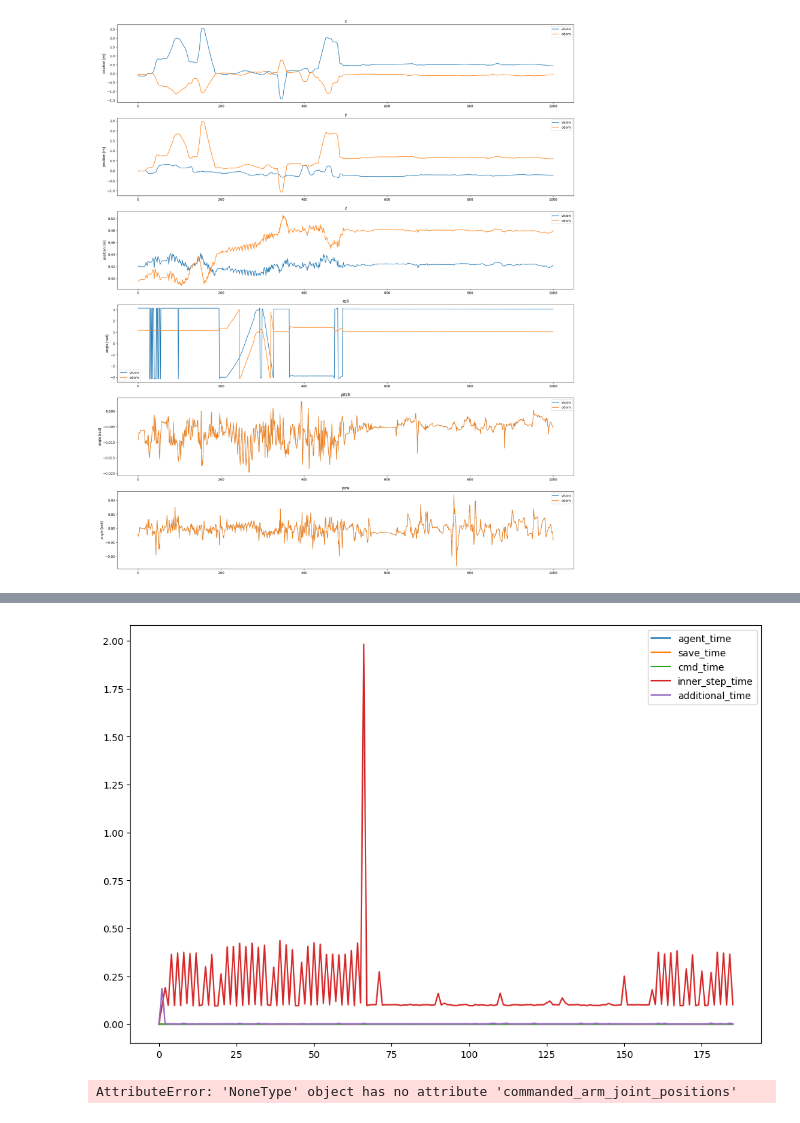
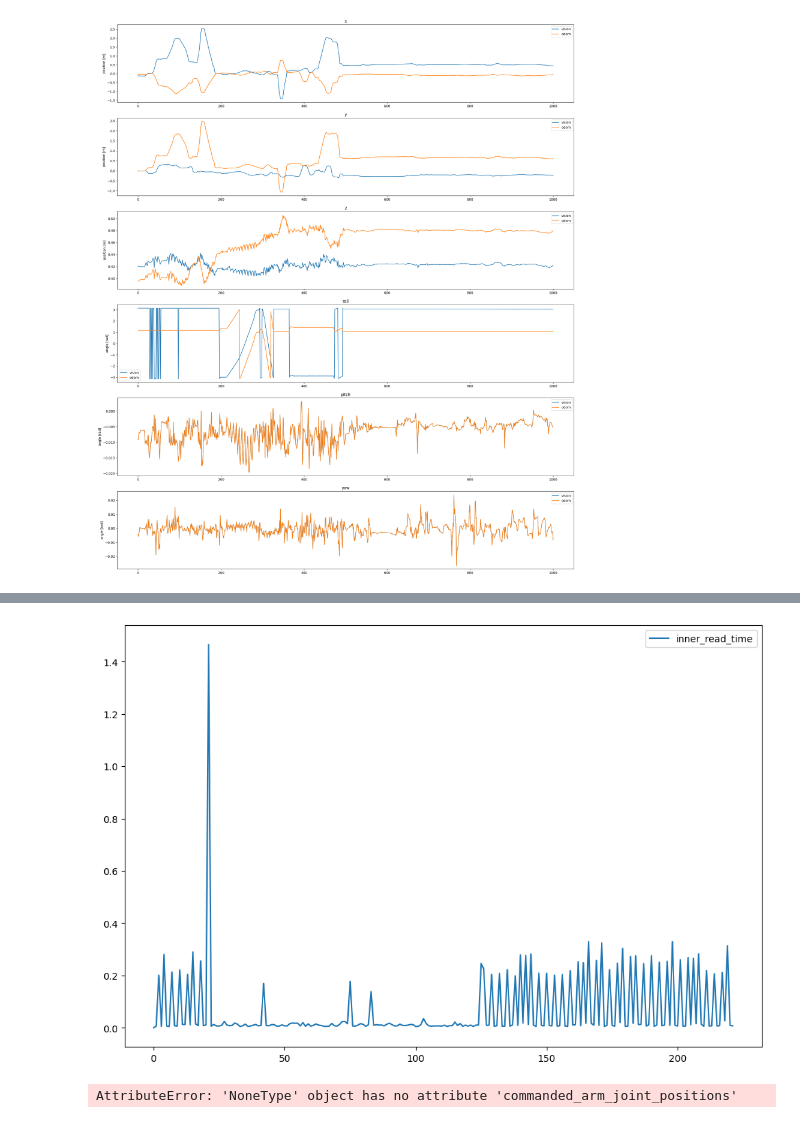
Before and after one commit to benjirer/active-learning-dynamics, a Jupyter notebook: data_analysis/transitions_analysis.ipynb, the cells around one changed output, grey strips where cells are left out. Drawn from its saved outputs; the diff is of its cells as text; code cells hidden in the pictures.

```diff
--- a/data_analysis/transitions_analysis.ipynb
+++ b/data_analysis/transitions_analysis.ipynb
@@ -11,7 +11,7 @@ Analyse transitions.
 """
 
 
-file_path = "/home/bhoffman/Documents/MT FS24/active-learning-dynamics/collected_data/test20240731-115035/session_buffer.pickle"
+file_path = "/home/bhoffman/Documents/MT FS24/active-learning-dynamics/collected_data/test20240731-144427/session_buffer.pickle"
 with open(file_path, 'rb') as file:
     data = pickle.load(file)
 
@@ -109,31 +103,37 @@ axs.axhline(y=10, color='r', linestyle='--')
 # %%
 # plot time data
 time_data = data.data_buffers[0].times
 agent_time = [t.agent_time for t in time_data]
 agent_time = np.array(agent_time)
 step_time = [t.step_time for t in time_data]
 step_time = np.array(step_time)
 save_time = [t.save_time for t in time_data]
 save_time = np.array(save_time)
 cmd_time = [t.cmd_time for t in time_data]
 cmd_time = np.array(cmd_time)
 inner_step_time = [t.inner_step_time for t in time_data]
 inner_step_time = np.array(inner_step_time)
 additional_time = [t.additional_time for t in time_data]
 additional_time = np.array(additional_time)
+inner_cmd_time = np.array([t.inner_cmd_time for t in time_data])
+inner_cmd_time = np.array(inner_cmd_time)
+inner_read_time = np.array([t.inner_read_time for t in time_data])
+inner_read_time = np.array(inner_read_time)
 
 fig = plt.figure(figsize=(12, 8))
-plt.plot(agent_time, label="agent_time")
+# plt.plot(agent_time, label="agent_time")
 # plt.plot(step_time, label="step_time")
-plt.plot(save_time, label="save_time")
-plt.plot(cmd_time, label="cmd_time")
-plt.plot(inner_step_time, label="inner_step_time")
-plt.plot(additional_time, label="additional_time")
+# plt.plot(save_time, label="save_time")
+# plt.plot(cmd_time, label="cmd_time")
+# plt.plot(inner_step_time, label="inner_step_time")
+# plt.plot(additional_time, label="additional_time")
+# plt.plot(inner_cmd_time, label="inner_cmd_time")
+plt.plot(inner_read_time, label="inner_read_time")
 plt.legend()
 
 plt.show()
 # %% [output]
-[figure, old version]
+[figure, new version]
 # %%
 # command tracking analysis for arm joint commands
 
```
Also changed, not shown: parts of 2 cells of this notebook, 18 other files.
